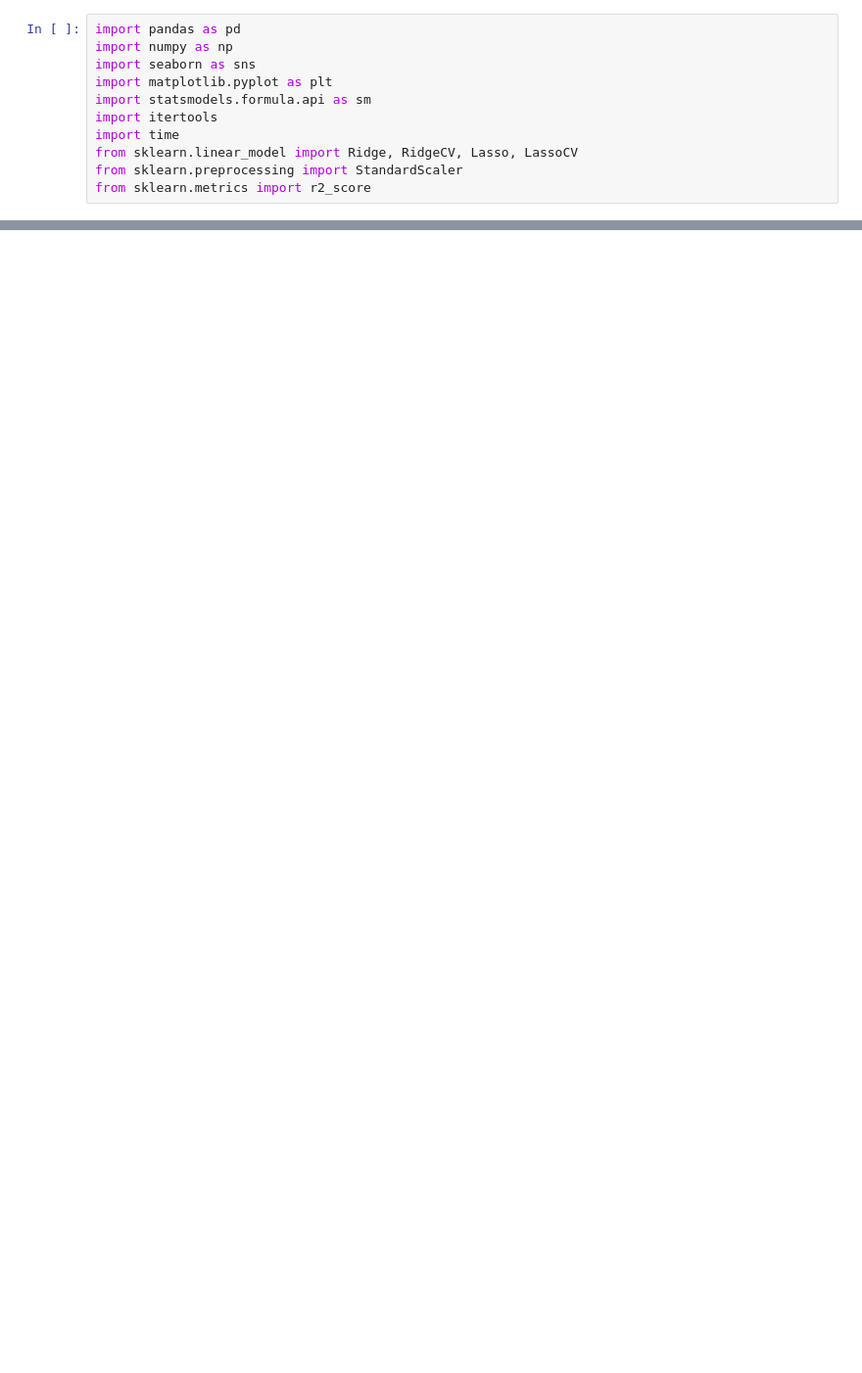
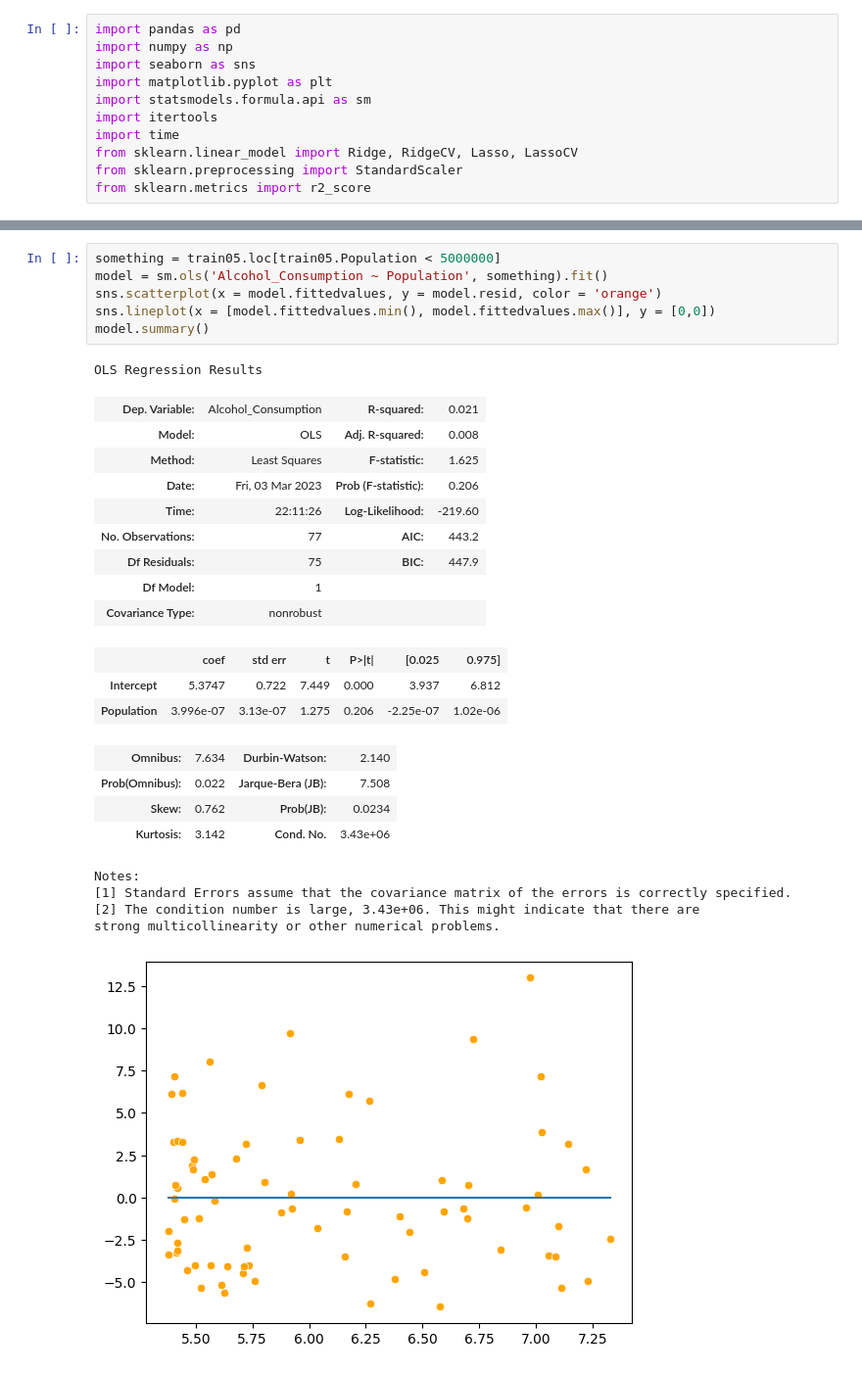
Before and after one commit to sarahabdul2/STAT-303-2-Project-, a Jupyter notebook: model_creation.ipynb, the cells around one changed output, grey strips where cells are left out. Shown: that part at 98% size. Saved outputs shown, nothing was run; the diff lists cells and outputs as text; blank space fills up the shorter version.

```diff
--- a/model_creation.ipynb
+++ b/model_creation.ipynb
@@ -27,0 +49,29 @@ Index(['Country', 'Alcohol_Consumption', 'GDP', 'Christian', 'Muslim',
+# %%
+something = train05.loc[train05.Population < 5000000]
+model = sm.ols('Alcohol_Consumption ~ Population', something).fit()
+sns.scatterplot(x = model.fittedvalues, y = model.resid, color = 'orange')
+sns.lineplot(x = [model.fittedvalues.min(), model.fittedvalues.max()], y = [0,0])
+model.summary()
+# %% [output]
+OLS Regression Results
+| Dep. Variable: | Alcohol_Consumption | R-squared: | 0.021 |
+| Model: | OLS | Adj. R-squared: | 0.008 |
+| Method: | Least Squares | F-statistic: | 1.625 |
+| Date: | Fri, 03 Mar 2023 | Prob (F-statistic): | 0.206 |
+| Time: | 22:11:26 | Log-Likelihood: | -219.60 |
+| No. Observations: | 77 | AIC: | 443.2 |
+| Df Residuals: | 75 | BIC: | 447.9 |
+| Df Model: | 1 |  |  |
+| Covariance Type: | nonrobust |  |  |
+|  | coef | std err | t | P>|t| | [0.025 | 0.975] |
+| Intercept | 5.3747 | 0.722 | 7.449 | 0.000 | 3.937 | 6.812 |
+| Population | 3.996e-07 | 3.13e-07 | 1.275 | 0.206 | -2.25e-07 | 1.02e-06 |
+| Omnibus: | 7.634 | Durbin-Watson: | 2.140 |
+| Prob(Omnibus): | 0.022 | Jarque-Bera (JB): | 7.508 |
+| Skew: | 0.762 | Prob(JB): | 0.0234 |
+| Kurtosis: | 3.142 | Cond. No. | 3.43e+06 |
+Notes:
+[1] Standard Errors assume that the covariance matrix of the errors is correctly specified.
+[2] The condition number is large, 3.43e+06. This might indicate that there are
+strong multicollinearity or other numerical problems.
+[figure, added]
```
Also changed, not shown: parts of 26 cells of this notebook.
